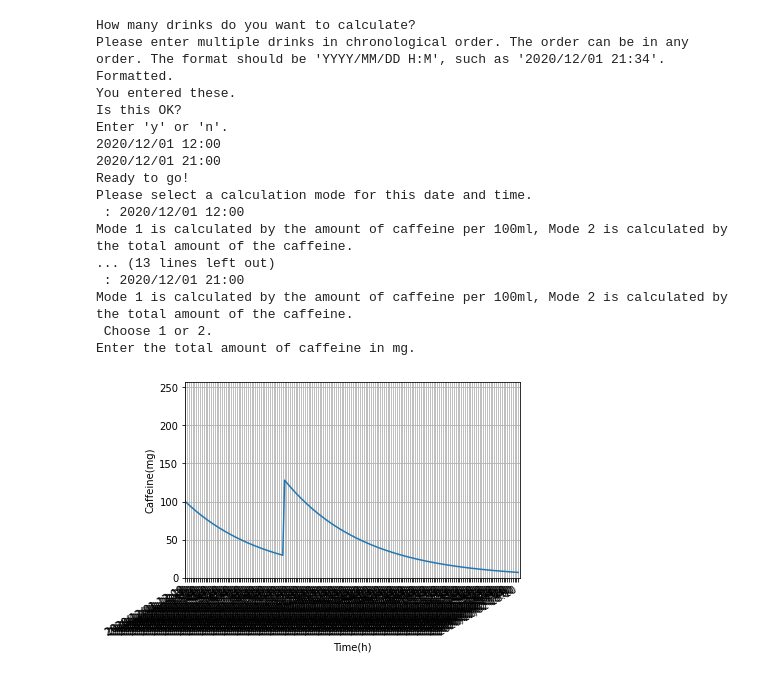
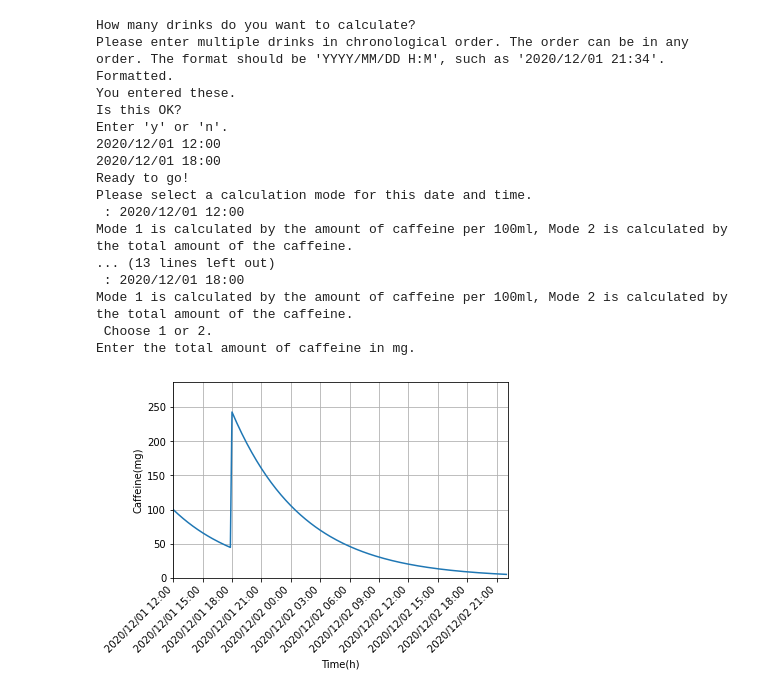
Before and after one commit to Kaikei-e/caffeine_calculator, a Jupyter notebook: chronologiCal/chronologiCal.ipynb, the cells around one changed output. Saved outputs shown, nothing was run; the diff lists cells and outputs as text; code cells hidden in the pictures.

Commit message:
Fixed graph drawing.

```diff
--- a/chronologiCal/chronologiCal.ipynb
+++ b/chronologiCal/chronologiCal.ipynb
@@ -116,37 +116,37 @@ for dttm in dttm_list:
     x1.append(dttm)
 """
 y1 = caffe_list
 
 ppt.xlabel("Time(h)")
 ppt.ylabel("Caffeine(mg)")
 #ppt.gca().xaxis.set_major_formatter(dates.DateFormatter("%Y/%m/%d %H:%M"))
 #ppt.gca().xaxis.set_major_locator(dates.HourLocator())
 ppt.grid()
 ppt.plot(x1, y1)
 ppt.xlim(0, len(x1))
 ppt.ylim(0, caffe_sum)
 ppt.gcf().autofmt_xdate()
-ppt.xticks([])
+ppt.xticks(np.arange(0, len(x1), 21), rotation=45)
 ppt.show()
 # %% [output]
 How many drinks do you want to calculate?
 Please enter multiple drinks in chronological order. The order can be in any order. The format should be 'YYYY/MM/DD H:M', such as '2020/12/01 21:34'.
 Formatted.
 You entered these.
 Is this OK?
 Enter 'y' or 'n'.
 2020/12/01 12:00
-2020/12/01 21:00
+2020/12/01 18:00
 Ready to go!
 Please select a calculation mode for this date and time.
  : 2020/12/01 12:00
 Mode 1 is calculated by the amount of caffeine per 100ml, Mode 2 is calculated by the total amount of the caffeine.
 ... (13 lines left out)
- : 2020/12/01 21:00
+ : 2020/12/01 18:00
 Mode 1 is calculated by the amount of caffeine per 100ml, Mode 2 is calculated by the total amount of the caffeine.
  Choose 1 or 2.
 Enter the total amount of caffeine in mg.
-[figure, old version]
+[figure, new version]
 # %%
 """
 
```
Also changed, not shown: 1 other file.
